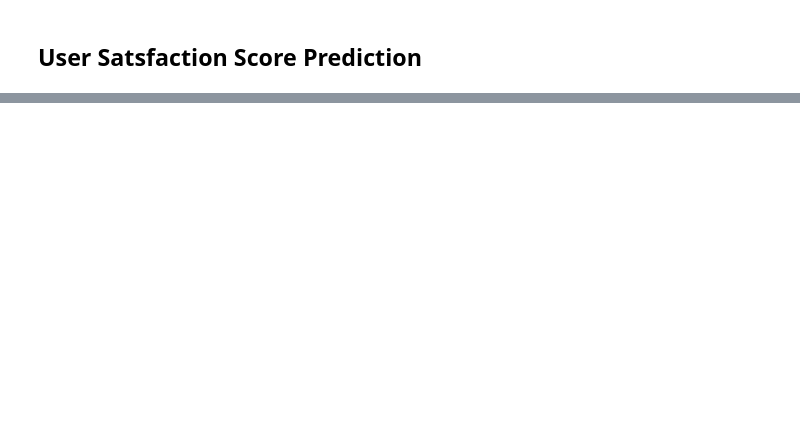
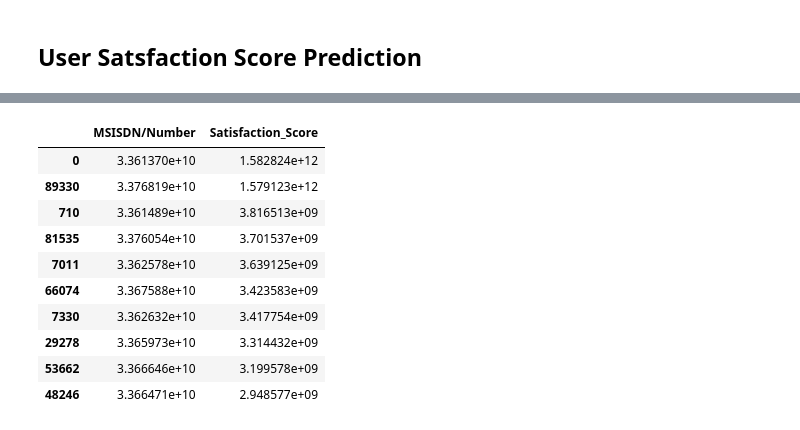
Before and after one commit to epythonlab/10academy-aim-week2-challenge, a Jupyter notebook: notebooks/usersatisfaction_analytics_notebook.ipynb, the cells around one changed output, grey strips where cells are left out. Cells and saved outputs as stored; diff of their text form; code cells hidden in the pictures; blank space fills up the shorter version.

```diff
--- a/notebooks/usersatisfaction_analytics_notebook.ipynb
+++ b/notebooks/usersatisfaction_analytics_notebook.ipynb
@@ -84,0 +115,19 @@ experience_scores
+# %%
+# Top 10 Satisfied customers
+top_10_satisfied_customers = satisfaction_analysis.top_satisfied_customer(
+    engagement_scores,
+    experience_scores
+)
+top_10_satisfied_customers
+# %% [output]
+|  | MSISDN/Number | Satisfaction_Score |
+| 0 | 3.361370e+10 | 1.582824e+12 |
+| 89330 | 3.376819e+10 | 1.579123e+12 |
+| 710 | 3.361489e+10 | 3.816513e+09 |
+| 81535 | 3.376054e+10 | 3.701537e+09 |
+| 7011 | 3.362578e+10 | 3.639125e+09 |
+| 66074 | 3.367588e+10 | 3.423583e+09 |
+| 7330 | 3.362632e+10 | 3.417754e+09 |
+| 29278 | 3.365973e+10 | 3.314432e+09 |
+| 53662 | 3.366646e+10 | 3.199578e+09 |
+| 48246 | 3.366471e+10 | 2.948577e+09 |
```
Also changed, not shown: parts of 13 cells of this notebook, 7 other files.
